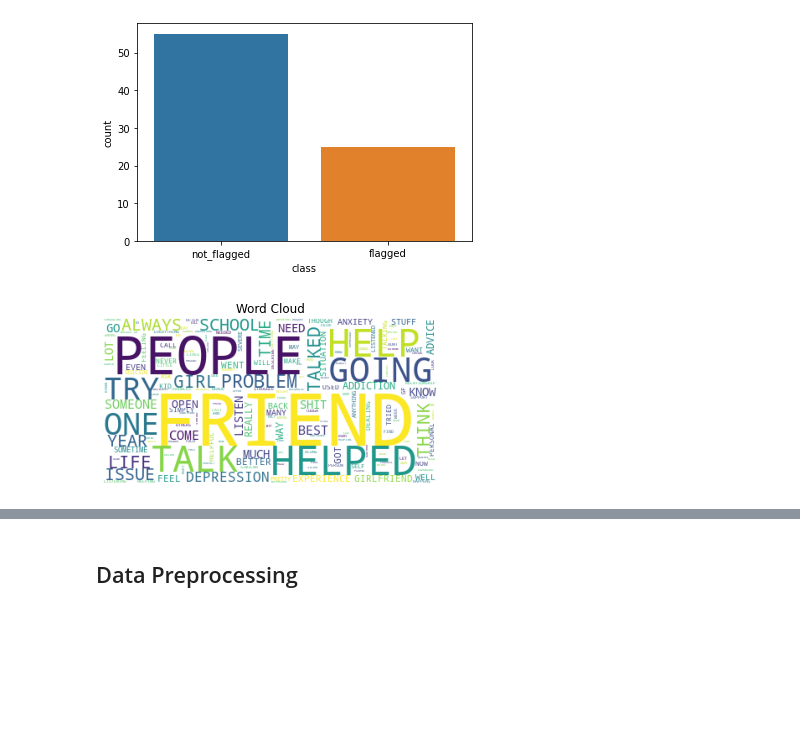
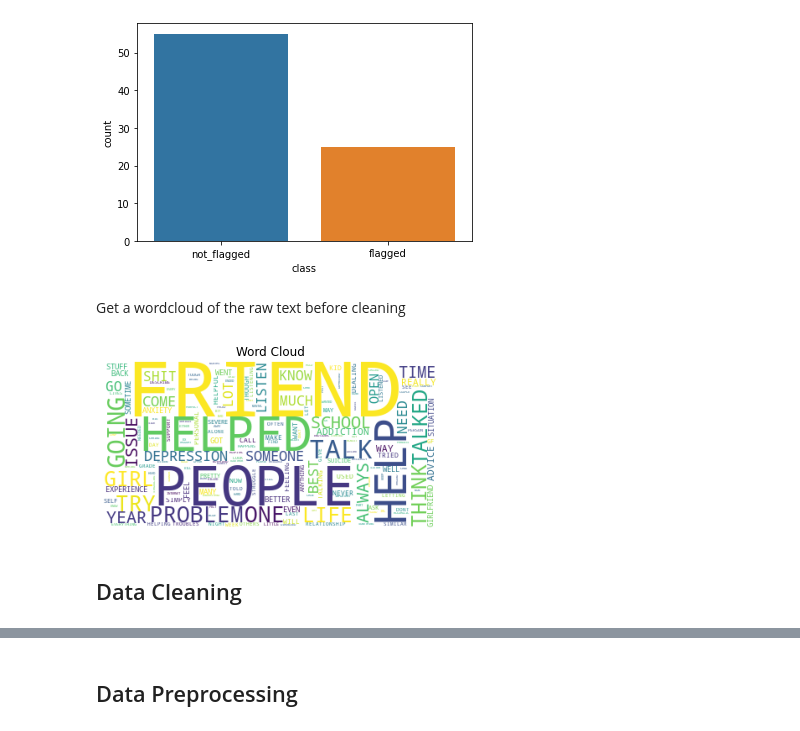
Before and after one commit to ghPRao/deep_NLP, a Jupyter notebook: notebooks/eda.ipynb, the cells around one changed output, grey strips where cells are left out. Cells and saved outputs as stored; diff of their text form; code cells hidden in the pictures; blank space fills up the shorter version.

```diff
--- a/notebooks/eda.ipynb
+++ b/notebooks/eda.ipynb
@@ -25,5 +29,5 @@ from sklearn import metrics
 # %% [markdown]
 ## Data Understanding
 # %%
-df1 = pd.read_csv('../data/Sheet_1.csv', encoding='utf-8')
+df_response = pd.read_csv('../data/Sheet_1.csv', encoding='utf-8')
 # %%
@@ -60,4 +64,4 @@ df2
 # %% [markdown]
 ## Data Preparation
 # %%
-df1.drop(['Unnamed: 3', 'Unnamed: 4', 'Unnamed: 5', 'Unnamed: 6', 'Unnamed: 7'], axis=1, inplace=True)
+df_response.drop(['Unnamed: 3', 'Unnamed: 4', 'Unnamed: 5', 'Unnamed: 6', 'Unnamed: 7'], axis=1, inplace=True)
@@ -92,13 +96,17 @@ sns.countplot(df1['class']);
 # %% [output]
 [figure]
+# %% [markdown]
+ Get a wordcloud of the raw text before cleaning
 # %%
 def wordcloud(df):
     stopwords = set(STOPWORDS)
     wordcloud = WordCloud(background_color="white",stopwords=stopwords).generate(" ".join([i for i in df.str.upper()]))
     plt.imshow(wordcloud)
     plt.axis("off")
     plt.title("Word Cloud")
 
-wordcloud(df1['response_text'])
+wordcloud(df_response['response_text'])
 # %% [output]
-[figure, old version]
+[figure, new version]
+# %% [markdown]
+## Data Cleaning
```
Also changed, not shown: parts of 31 cells of this notebook.
